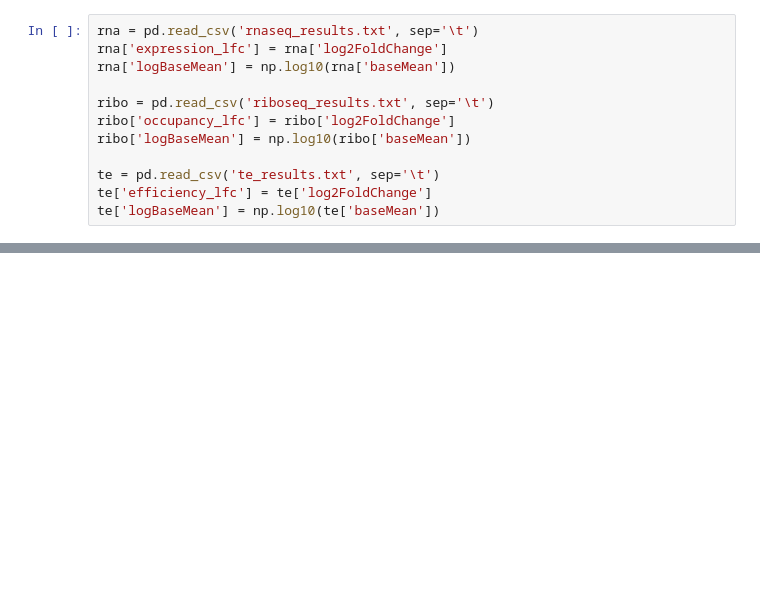
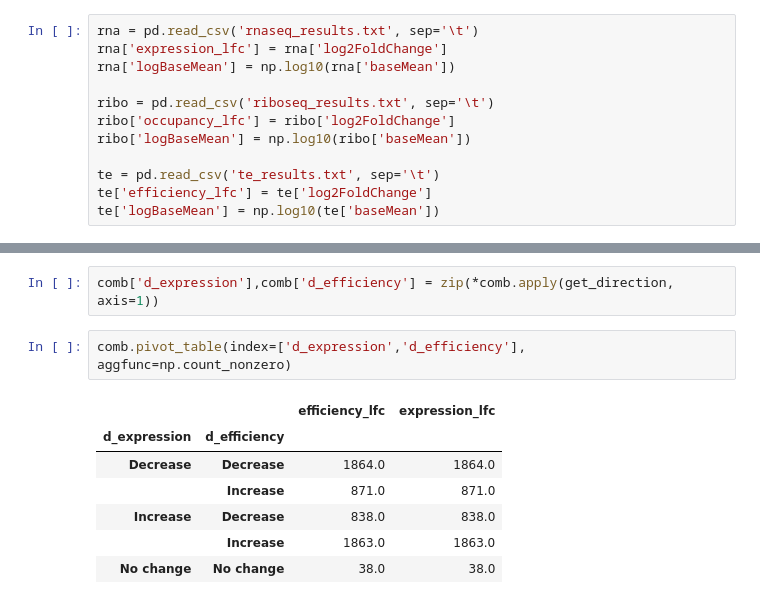
Before and after one commit to patelravip/BIOL8250-final, a Jupyter notebook: Process final results.ipynb, the cells around one changed output, grey strips where cells are left out. Cells and saved outputs as stored; diff of their text form; blank space fills up the shorter version.

```diff
--- a/Process final results.ipynb
+++ b/Process final results.ipynb
@@ -121,0 +149,12 @@ fig.suptitle(r'$\it{S.cerevisiae}$ vs $\it{S.paradoxus}$')
+# %%
+comb['d_expression'],comb['d_efficiency'] = zip(*comb.apply(get_direction, axis=1))
+# %%
+comb.pivot_table(index=['d_expression','d_efficiency'], aggfunc=np.count_nonzero)
+# %% [output]
+|  |  | efficiency_lfc | expression_lfc |
+| d_expression | d_efficiency |  |  |
+| Decrease | Decrease | 1864.0 | 1864.0 |
+|  | Increase | 871.0 | 871.0 |
+| Increase | Decrease | 838.0 | 838.0 |
+|  | Increase | 1863.0 | 1863.0 |
+| No change | No change | 38.0 | 38.0 |
```
Also changed, not shown: parts of 7 cells of this notebook, 3 other files.
